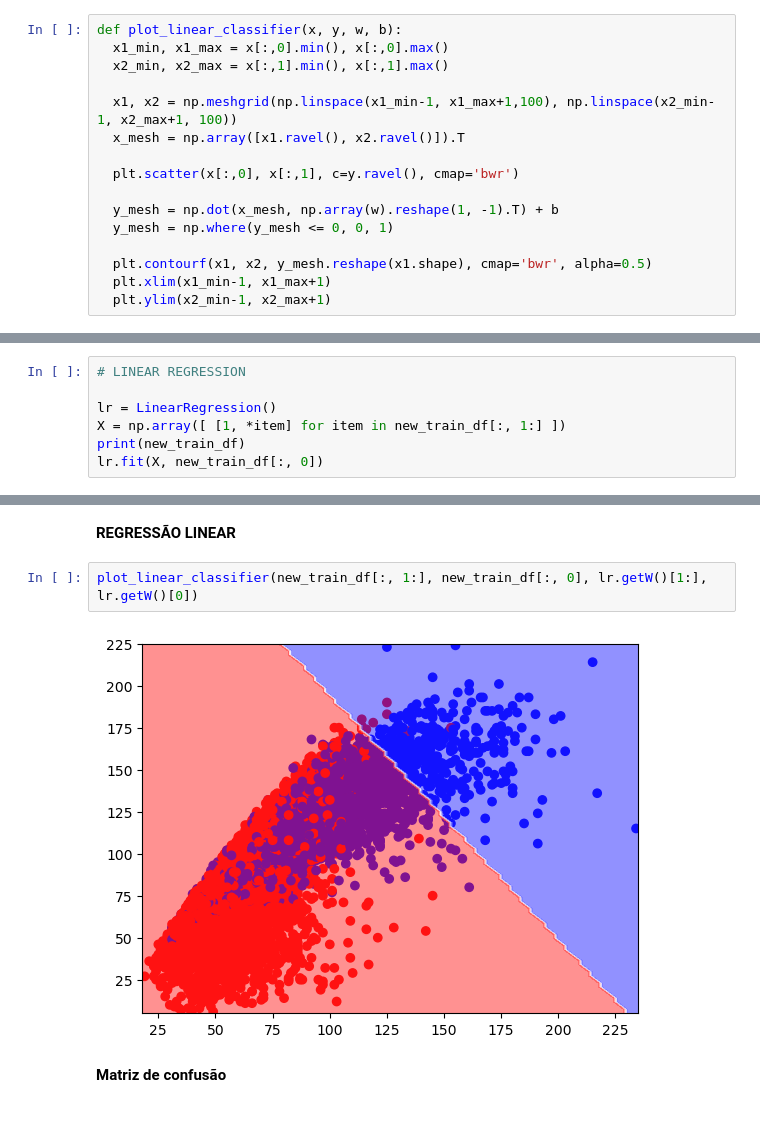
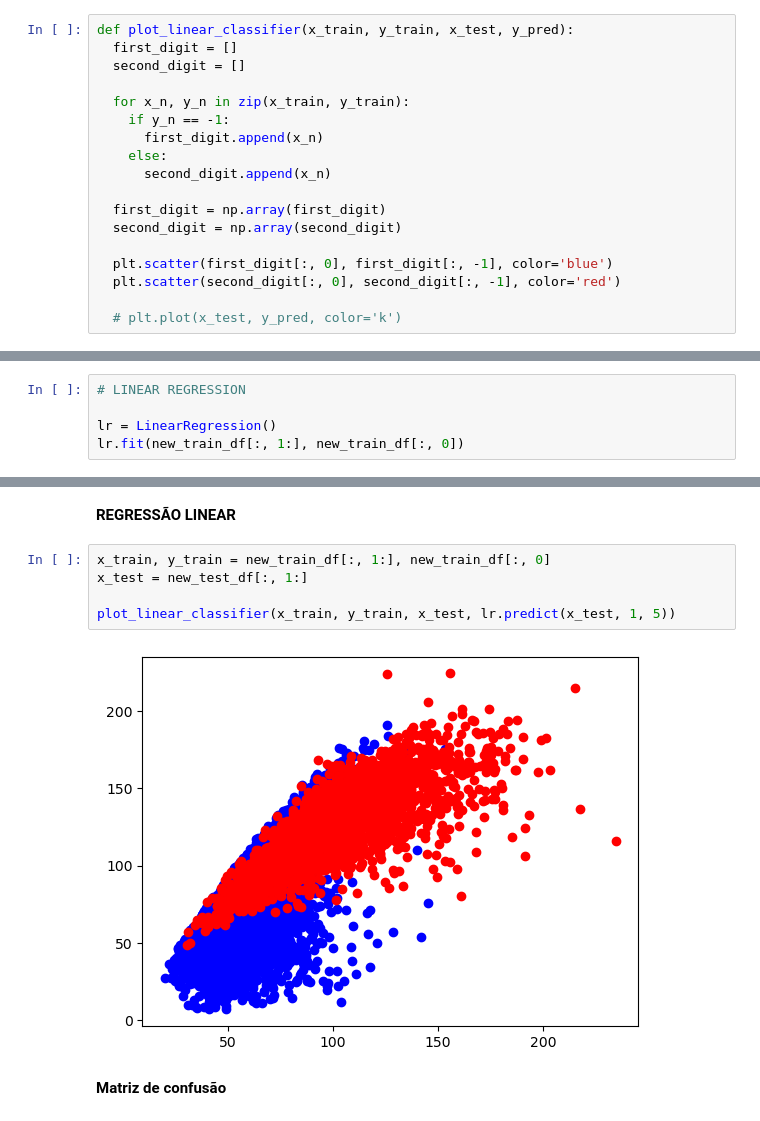
Before and after one commit to johnpaulnasc/Machine-Learning, a Jupyter notebook: processing_data.ipynb, the cells around one changed output, grey strips where cells are left out. Cells and saved outputs as stored; diff of their text form.

Commit message:
plot function changed, pla adjusted and other minor fixes

```diff
--- a/processing_data.ipynb
+++ b/processing_data.ipynb
@@ -176,22 +179,24 @@ def get_numbers_1_and_5(df):
       filtered_data.append(item.tolist())
 
   return filtered_data
-# %%
-def plot_linear_classifier(x, y, w, b):
-  x1_min, x1_max = x[:,0].min(), x[:,0].max()
-  x2_min, x2_max = x[:,1].min(), x[:,1].max()
-
-  x1, x2 = np.meshgrid(np.linspace(x1_min-1, x1_max+1,100), np.linspace(x2_min-1, x2_max+1, 100))
-  x_mesh = np.array([x1.ravel(), x2.ravel()]).T
-
-  plt.scatter(x[:,0], x[:,1], c=y.ravel(), cmap='bwr')
-
-  y_mesh = np.dot(x_mesh, np.array(w).reshape(1, -1).T) + b
-  y_mesh = np.where(y_mesh <= 0, 0, 1)
-
-  plt.contourf(x1, x2, y_mesh.reshape(x1.shape), cmap='bwr', alpha=0.5)
-  plt.xlim(x1_min-1, x1_max+1)
-  plt.ylim(x2_min-1, x2_max+1)
+# %%
+def plot_linear_classifier(x_train, y_train, x_test, y_pred):
+  first_digit = []
+  second_digit = []
+
+  for x_n, y_n in zip(x_train, y_train):
+    if y_n == -1:
+      first_digit.append(x_n)
+    else:
+      second_digit.append(x_n)
+
+  first_digit = np.array(first_digit)
+  second_digit = np.array(second_digit)
+
+  plt.scatter(first_digit[:, 0], first_digit[:, -1], color='blue')
+  plt.scatter(second_digit[:, 0], second_digit[:, -1], color='red')
+
+  # plt.plot(x_test, y_pred, color='k')
 # %% [markdown]
 ### Classificação dos números 1 e 5
 # %% [markdown]
@@ -245,6 +238,4 @@ NameError: name 'new_test_df' is not defined
 # LINEAR REGRESSION
 
 lr = LinearRegression()
-X = np.array([ [1, *item] for item in new_train_df[:, 1:] ])
-print(new_train_df)
-lr.fit(X, new_train_df[:, 0])
+lr.fit(new_train_df[:, 1:], new_train_df[:, 0])
@@ -295,8 +278,11 @@ weighted avg       0.80      0.71      0.68      2852
 # %% [markdown]
 **REGRESSÃO LINEAR**
-# %%
-plot_linear_classifier(new_train_df[:, 1:], new_train_df[:, 0], lr.getW()[1:], lr.getW()[0])
-# %% [output]
-[figure, removed]
+# %%
+x_train, y_train = new_train_df[:, 1:], new_train_df[:, 0]
+x_test = new_test_df[:, 1:]
+
+plot_linear_classifier(x_train, y_train, x_test, lr.predict(x_test, 1, 5))
+# %% [output]
+[figure, added]
 # %% [markdown]
 **Matriz de confusão**
```
Also changed, not shown: parts of 11 cells of this notebook, 1 other file.
